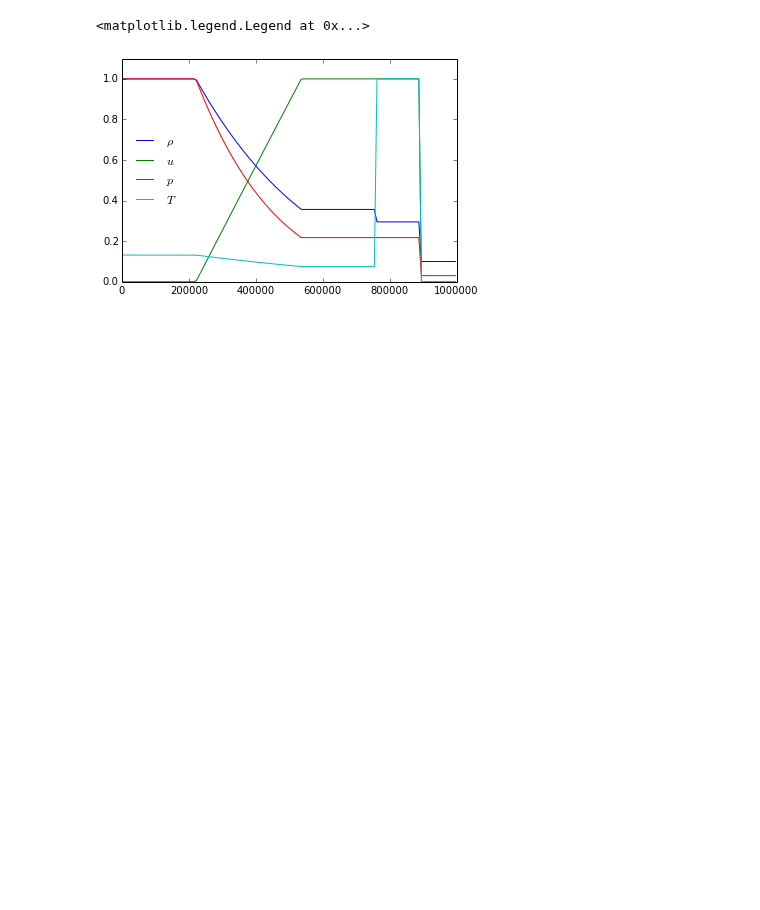
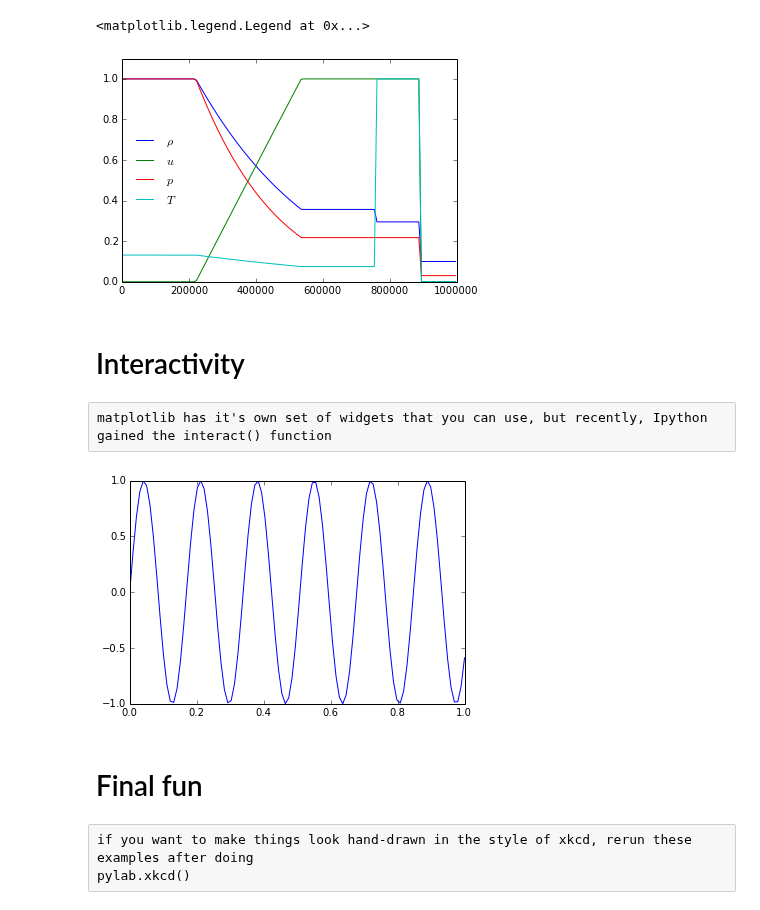
Before and after one commit to sbu-python-class/python-science, a Jupyter notebook: lectures/03-matplotlib/matplotlib-basics.ipynb, the cells around one changed output. Saved outputs shown, nothing was run; the diff lists cells and outputs as text; code cells hidden in the pictures; blank space fills up the shorter version.

Commit message:
update the notebook with widgets

```diff
--- a/lectures/03-matplotlib/matplotlib-basics.ipynb
+++ b/lectures/03-matplotlib/matplotlib-basics.ipynb
@@ -290,3 +289,7 @@ pylab.legend(frameon=False, loc="best", fontsize=12)
 # %% [output]
 <matplotlib.legend.Legend at 0x...>
 [figure]
+# %% [markdown]
+# Interactivity
+# %% [raw]
+matplotlib has it's own set of widgets that you can use, but recently, Ipython gained the interact() function
@@ -292,0 +298,8 @@ pylab.legend(frameon=False, loc="best", fontsize=12)
+# %%
+x = linspace(0,1,100)
+def plotsin(f):
+    plot(x, sin(2*pi*x*f))
+# %%
+interact(plotsin, f=(1,10,0.1))
+# %% [output]
+[figure, added]
@@ -292,0 +316,5 @@ pylab.legend(frameon=False, loc="best", fontsize=12)
+# %% [markdown]
+# Final fun
+# %% [raw]
+if you want to make things look hand-drawn in the style of xkcd, rerun these examples after doing
+pylab.xkcd()
```
Also changed, not shown: parts of 4 cells of this notebook, 1 other file.
